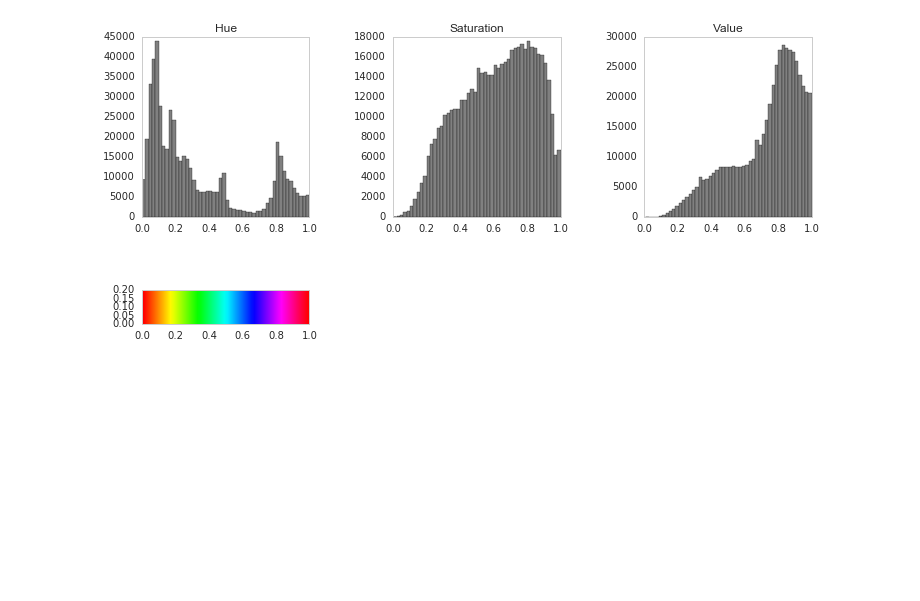
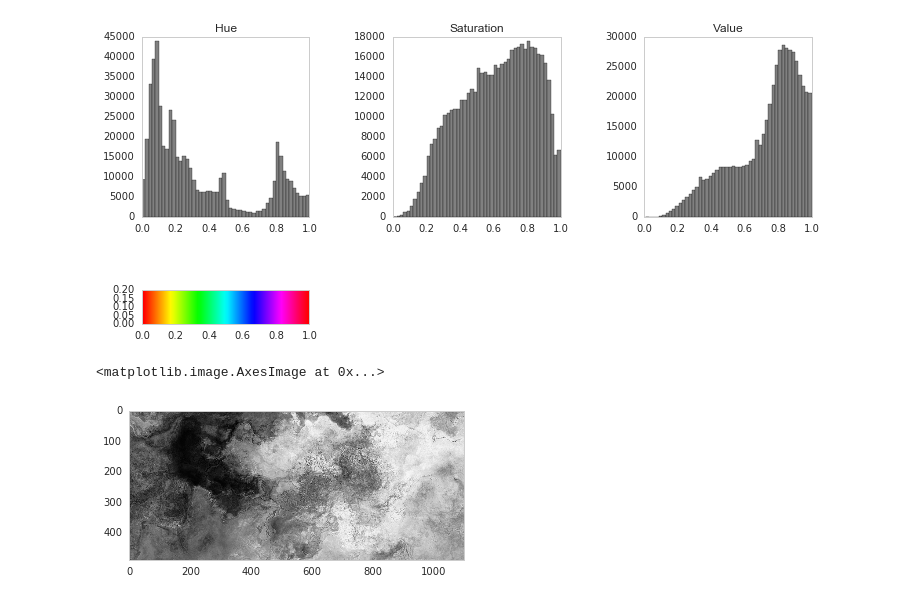
Before and after one commit to alichtner/artorithmia, a Jupyter notebook: sandbox/color_scales.ipynb, the cells around one changed output. Drawn from its saved outputs; the diff is of its cells as text; code cells hidden in the pictures; blank space fills up the shorter version.

```diff
--- a/sandbox/color_scales.ipynb
+++ b/sandbox/color_scales.ipynb
@@ -36,6 +36,7 @@ cat_rgb pixels
 abstract_hsv = color.rgb2hsv(abstract_rgb)
 cat_hsv = color.rgb2hsv(cat_rgb)
 train_bw_hsv = color.rgb2hsv(train_bw_rgb)
+abstract_gray = color.rgb2gray(abstract_rgb)
 # %%
 print 'abstract_hsv pixels\n', abstract_hsv[:1, :3, :]
 print 'cat_hsv pixels\n', cat_hsv[:1, :3, :]
@@ -73,3 +86,8 @@ plot_hsv(train_bw_hsv)
 plot_hsv(abstract_hsv)
 # %% [output]
 [figure]
+# %%
+plt.imshow(abstract_gray)
+# %% [output]
+<matplotlib.image.AxesImage at 0x...>
+[figure, added]
```
Also changed, not shown: parts of 7 cells of this notebook, 4 other files.
